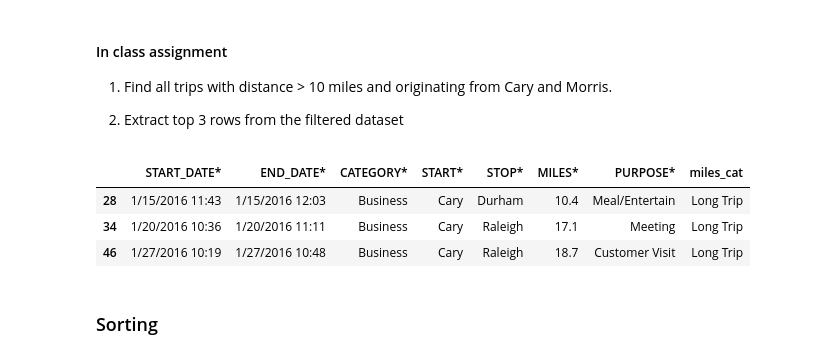
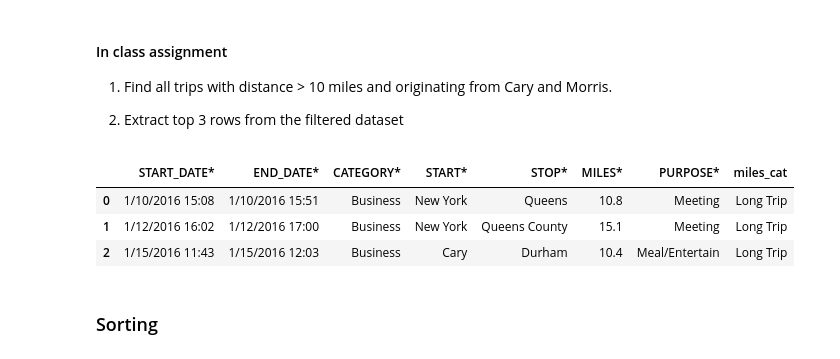
Before and after one commit to Army-man-gif/Courses, a Jupyter notebook: Course 1/Work/python_overview (1).ipynb, the cells around one changed output. Cells and saved outputs as stored; diff of their text form; code cells hidden in the pictures.

```diff
--- a/Course 1/Work/python_overview (1).ipynb
+++ b/Course 1/Work/python_overview (1).ipynb
@@ -622,13 +622,17 @@ df = pd.read_csv(r"C:\Users\khait\Downloads\Courses\Course 1\Resources\Uber Driv
 1. Find all trips with distance > 10 miles and originating from Cary and Morris.
 
 2. Extract top 3 rows from the filtered dataset
-# %%
-df.loc[(df["MILES*"] > 10) & ((df["START*"]=="Cary")|(df["START*"]=="Morris"))].head(3)
-# %% [output]
-|  | START_DATE* | END_DATE* | CATEGORY* | START* | STOP* | MILES* | PURPOSE* | miles_cat |
-| 28 | 1/15/2016 11:43 | 1/15/2016 12:03 | Business | Cary | Durham | 10.4 | Meal/Entertain | Long Trip |
-| 34 | 1/20/2016 10:36 | 1/20/2016 11:11 | Business | Cary | Raleigh | 17.1 | Meeting | Long Trip |
-| 46 | 1/27/2016 10:19 | 1/27/2016 10:48 | Business | Cary | Raleigh | 18.7 | Customer Visit | Long Trip |
+# %%
+df3 = df.loc[(df["MILES*"] > 10) & ((df["START*"]=="Cary")|(df["START*"]=="New York"))].head(3)
+df3 = df3.drop(columns=['level_0'],errors='ignore')
+df3.reset_index(inplace=True,drop=True)
+df3 = df3.drop(columns=['index'],errors='ignore')
+df3
+# %% [output]
+|  | START_DATE* | END_DATE* | CATEGORY* | START* | STOP* | MILES* | PURPOSE* | miles_cat |
+| 0 | 1/10/2016 15:08 | 1/10/2016 15:51 | Business | New York | Queens | 10.8 | Meeting | Long Trip |
+| 1 | 1/12/2016 16:02 | 1/12/2016 17:00 | Business | New York | Queens County | 15.1 | Meeting | Long Trip |
+| 2 | 1/15/2016 11:43 | 1/15/2016 12:03 | Business | Cary | Durham | 10.4 | Meal/Entertain | Long Trip |
 # %% [markdown]
 ### Sorting
 # %%
```
Also changed, not shown: parts of 4 cells of this notebook.
